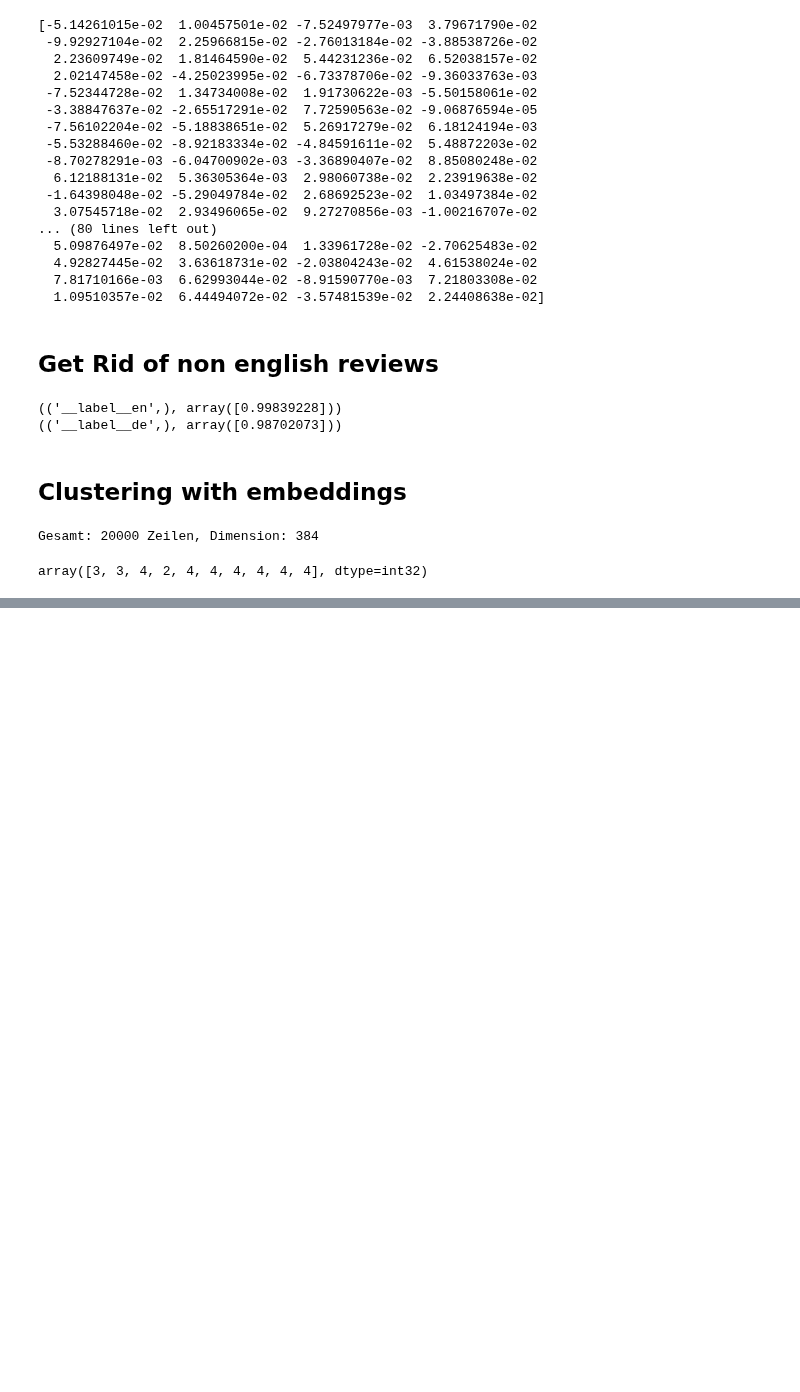
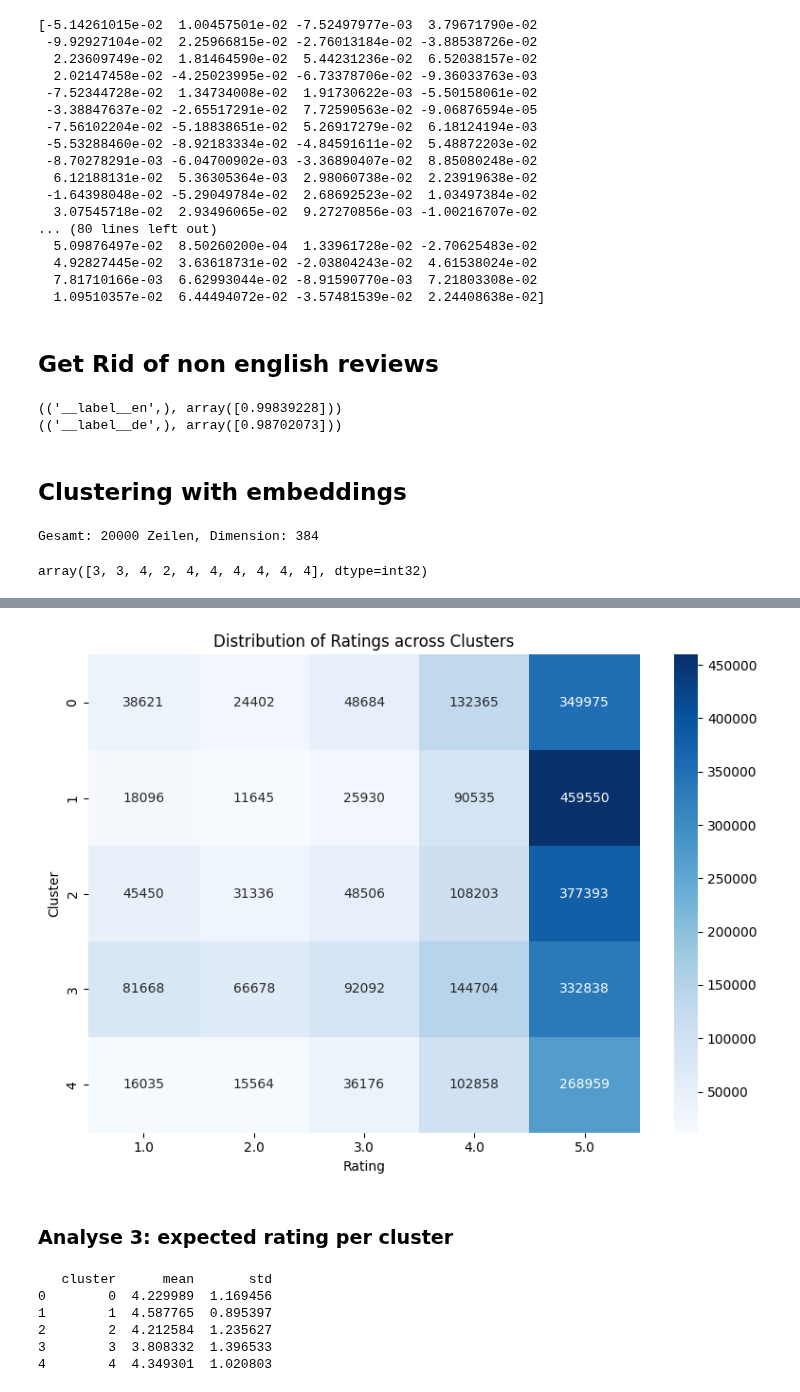
Before and after one commit to tanjapock/AmazonReview, a Jupyter notebook: tanja.ipynb, the cells around one changed output, grey strips where cells are left out. Cells and saved outputs as stored; diff of their text form; code cells hidden in the pictures; blank space fills up the shorter version.

```diff
--- a/tanja.ipynb
+++ b/tanja.ipynb
@@ -350,0 +399,25 @@ array([3, 3, 4, 2, 4, 4, 4, 4, 4, 4], dtype=int32)
+# %%
+heatmap_data = pd.crosstab(cluster['cluster'], cluster['rating'])
+
+plt.figure(figsize=(8, 6))
+sns.heatmap(heatmap_data, annot=True, fmt='d', cmap='Blues')
+
+plt.title("Distribution of Ratings across Clusters")
+plt.xlabel("Rating")
+plt.ylabel("Cluster")
+plt.tight_layout()
+plt.show()
+# %% [output]
+[figure, added]
+# %% [markdown]
+### Analyse 3: expected rating per cluster
+# %%
+cluster_stats = cluster.groupby('cluster')['rating'].agg(['mean', 'std']).reset_index()
+print(cluster_stats)
+# %% [output]
+   cluster      mean       std
+0        0  4.229989  1.169456
+1        1  4.587765  0.895397
+2        2  4.212584  1.235627
+3        3  3.808332  1.396533
+4        4  4.349301  1.020803
```
Also changed, not shown: parts of 15 cells of this notebook.
